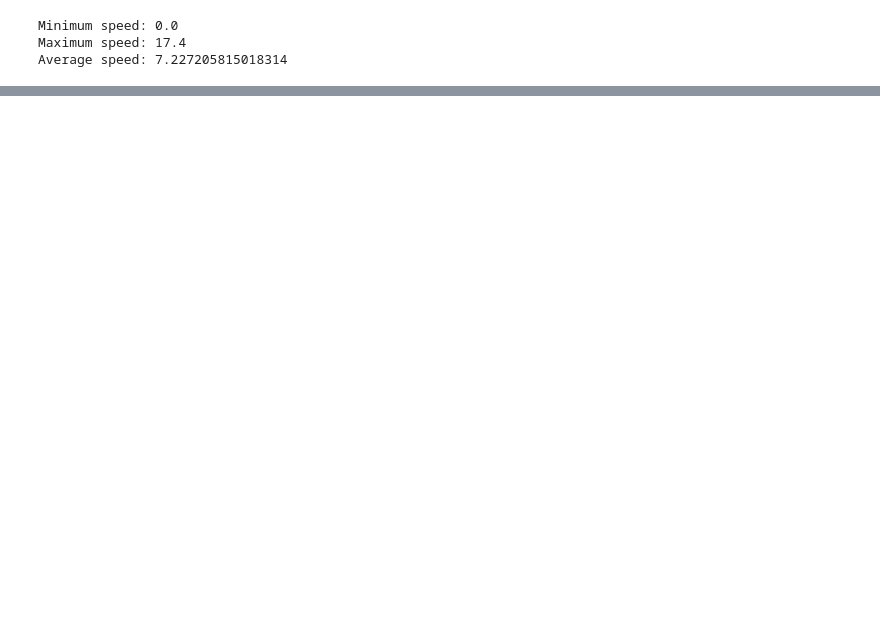
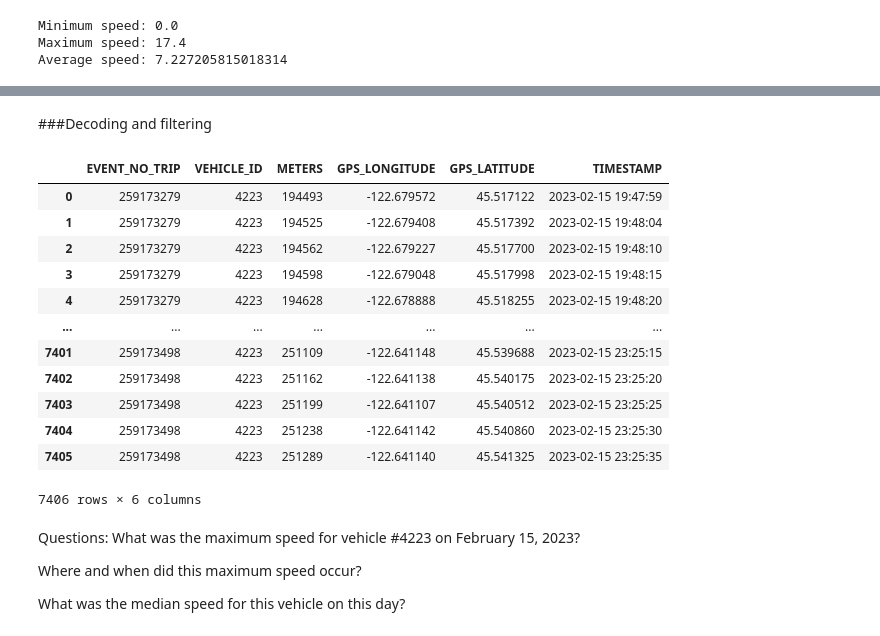
Before and after one commit to JohnAsencio/dataeng_class, a Jupyter notebook: 05_transformation/Data_Transformation_Activity.ipynb, the cells around one changed output, grey strips where cells are left out. Cells and saved outputs as stored; diff of their text form; code cells hidden in the pictures; blank space fills up the shorter version.

```diff
--- a/05_transformation/Data_Transformation_Activity.ipynb
+++ b/05_transformation/Data_Transformation_Activity.ipynb
@@ -216,0 +263,34 @@ These are in kilometers/hour
+# %% [markdown]
+###Decoding and filtering
+# %%
+from datetime import datetime, timedelta
+def decode_timestamp(opd_date, act_time):
+    opd_date = pd.to_datetime(opd_date,format='%d%b%Y:%H:%M:%S')
+    timestamp = opd_date + pd.to_timedelta(act_time, unit='s')
+    return timestamp
+
+df2['TIMESTAMP'] = df2.apply(lambda row: decode_timestamp(row['OPD_DATE'], row['ACT_TIME']), axis=1)
+
+filter_df = df2.drop(columns=['OPD_DATE', 'ACT_TIME'])
+filter_df
+# %% [output]
+|  | EVENT_NO_TRIP | VEHICLE_ID | METERS | GPS_LONGITUDE | GPS_LATITUDE | TIMESTAMP |
+| 0 | 259173279 | 4223 | 194493 | -122.679572 | 45.517122 | 2023-02-15 19:47:59 |
+| 1 | 259173279 | 4223 | 194525 | -122.679408 | 45.517392 | 2023-02-15 19:48:04 |
+| 2 | 259173279 | 4223 | 194562 | -122.679227 | 45.517700 | 2023-02-15 19:48:10 |
+| 3 | 259173279 | 4223 | 194598 | -122.679048 | 45.517998 | 2023-02-15 19:48:15 |
+| 4 | 259173279 | 4223 | 194628 | -122.678888 | 45.518255 | 2023-02-15 19:48:20 |
+| ... | ... | ... | ... | ... | ... | ... |
+| 7401 | 259173498 | 4223 | 251109 | -122.641148 | 45.539688 | 2023-02-15 23:25:15 |
+| 7402 | 259173498 | 4223 | 251162 | -122.641138 | 45.540175 | 2023-02-15 23:25:20 |
+| 7403 | 259173498 | 4223 | 251199 | -122.641107 | 45.540512 | 2023-02-15 23:25:25 |
+| 7404 | 259173498 | 4223 | 251238 | -122.641142 | 45.540860 | 2023-02-15 23:25:30 |
+| 7405 | 259173498 | 4223 | 251289 | -122.641140 | 45.541325 | 2023-02-15 23:25:35 |
+7406 rows × 6 columns
+# %% [markdown]
+Questions:
+What was the maximum speed for vehicle #4223 on February 15, 2023?
+
+Where and when did this maximum speed occur?
+
+What was the median speed for this vehicle on this day?
```
Also changed, not shown: parts of 7 cells of this notebook.
